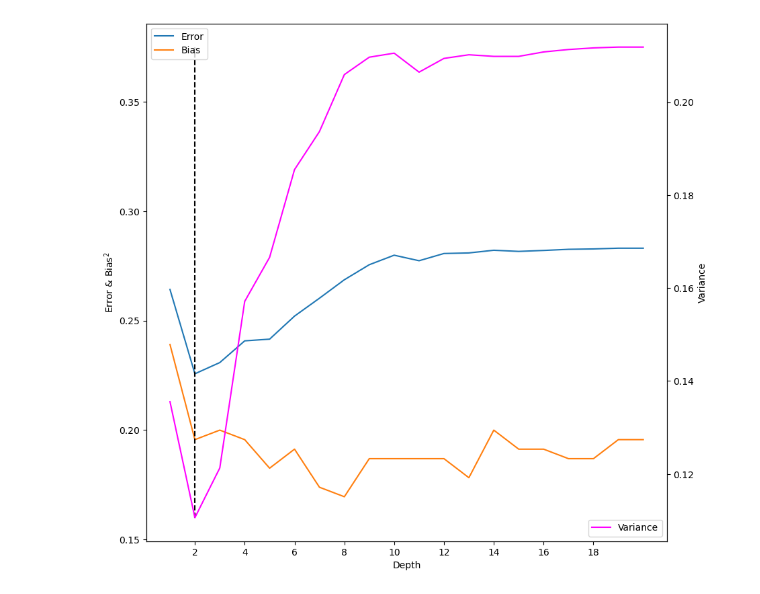
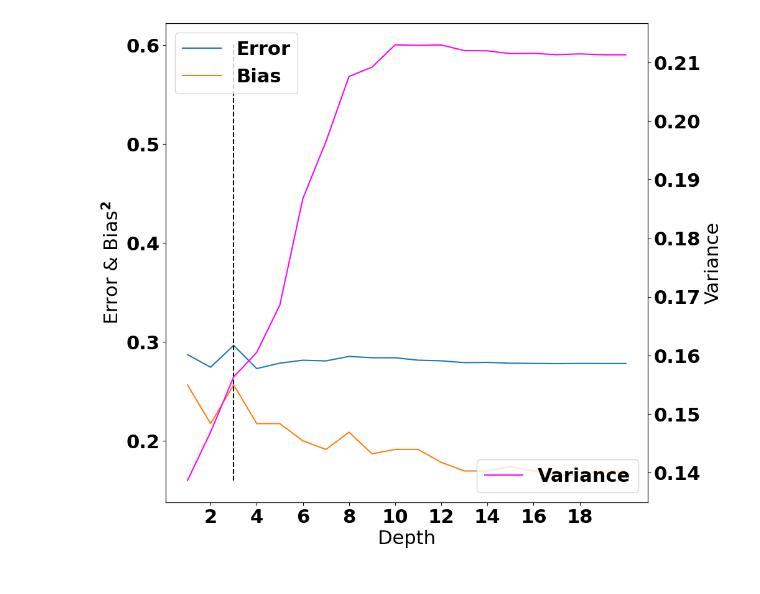
Before and after one commit to meenakshsundaram/AIML, a Jupyter notebook: DecisionTrees/src/diabetes/preprocessing.ipynb, the cells around one changed output. Saved outputs shown, nothing was run; the diff lists cells and outputs as text; code cells hidden in the pictures.

Commit message:
Fixed Bias Variance Computation for Diabetes Data

```diff
--- a/DecisionTrees/src/diabetes/preprocessing.ipynb
+++ b/DecisionTrees/src/diabetes/preprocessing.ipynb
@@ -30,12 +37,12 @@ class_weight=None
 records=[]
 for depth in range(1,max_depth+1):
 
-    dtree = DecisionTreeClassifier(random_state=RANDOM_SEED,criterion=criterion,max_depth=depth,class_weight=class_weight)
+    dtree = DecisionTreeClassifier(random_state=RANDOM_SEED,criterion=criterion,max_depth=depth,class_weight=class_weight,splitter='random')
 
     avg_expected_loss, avg_bias, avg_var = bias_variance_decomp(
             dtree,train_x_df, train_y_df, test_x_df, test_y_df,
             loss='0-1_loss',
-            random_seed=RANDOM_SEED,num_rounds=50)
+            random_seed=RANDOM_SEED,num_rounds=200)
 
     print('Average expected loss: %.3f' % avg_expected_loss)
     print('Average bias: %.3f' % avg_bias)
@@ -65,5 +94,5 @@ Average variance: 0.212
 # %%
-dtree = DecisionTreeClassifier(random_state=RANDOM_SEED,criterion=criterion,max_depth=2,class_weight=class_weight)
+dtree = DecisionTreeClassifier(random_state=RANDOM_SEED,criterion=criterion,max_depth=4,class_weight=class_weight)
 dtree.fit(train_x_df,train_y_df)
 pred_test_y=dtree.predict(test_x_df)
 proba_test_y = dtree.predict_proba(test_x_df)
@@ -76,5 +105,7 @@ print(f"Accuracy - {Accuracy}")
 print(f"Recall - {Recall}")
 print(f"Precision - {Precision}")
 print(f"FPR - {FPR}")
-metrics.ConfusionMatrixDisplay.from_predictions(test_y_df,pred_test_y,normalize='true')
+fig=plt.figure(figsize=[5,5])
+ax = fig.add_axes([0,0,1,1])
+metrics.ConfusionMatrixDisplay.from_predictions(test_y_df,pred_test_y,normalize='true',ax=ax)
 # %% [output]
@@ -100,0 +149,22 @@ plt.show()
+# %%
+
+max_depth=20
+criterion='entropy'
+class_weight='balanced'
+records=[]
+for depth in range(1,max_depth+1):
+
+    dtree = DecisionTreeClassifier(random_state=RANDOM_SEED,criterion=criterion,max_depth=depth,class_weight=class_weight,splitter='random')
+
+    avg_expected_loss, avg_bias, avg_var = bias_variance_decomp(
+            dtree,train_x_df, train_y_df, test_x_df, test_y_df,
+            loss='0-1_loss',
+            random_seed=RANDOM_SEED,num_rounds=200)
+
+    print('Average expected loss: %.3f' % avg_expected_loss)
+    print('Average bias: %.3f' % avg_bias)
+    print('Average variance: %.3f' % avg_var)
+    records.append([depth,avg_expected_loss,avg_bias,avg_var])
+
+dbv=pd.DataFrame.from_records(records,columns=['Depth','Loss','BIAS','VARIANCE'])
+dbv.to_csv('DepthBiasVariance_balanced.csv',index=False)
@@ -101,20 +189,20 @@ plt.show()
 # %%
 max_depth=20
 fig,ax1=plt.subplots()
 fig.set_figwidth(10)
 fig.set_figheight(10)
 ax1.set_ylabel('Error & Bias${^2}$')
 ax1.set_xlabel('Depth')
 ax1.plot(dbv.iloc[:max_depth,0],dbv.iloc[:max_depth,1])
 ax1.plot(dbv.iloc[:max_depth,0],dbv.iloc[:max_depth,2])
 ax1.set_xticks(range(2,20,2))
 
 ax2=ax1.twinx()
 ax2.plot(dbv.iloc[:max_depth,0],dbv.iloc[:max_depth,3],color='magenta')
 ax2.set_ylabel('Variance')
-ax1.vlines(x=2,ymin=0.160,ymax=0.375,colors='k',linestyles='dashed')
+ax1.vlines(x=3,ymin=0.160,ymax=0.6,colors='k',linestyles='dashed')
 ax1.legend(['Error','Bias'],loc='upper left')
 ax2.legend(['Variance'],loc='lower right')
 plt.show()
 # %% [output]
-[figure, old version]
+[figure, new version]
```
Also changed, not shown: parts of 11 cells of this notebook, 5 other files.
